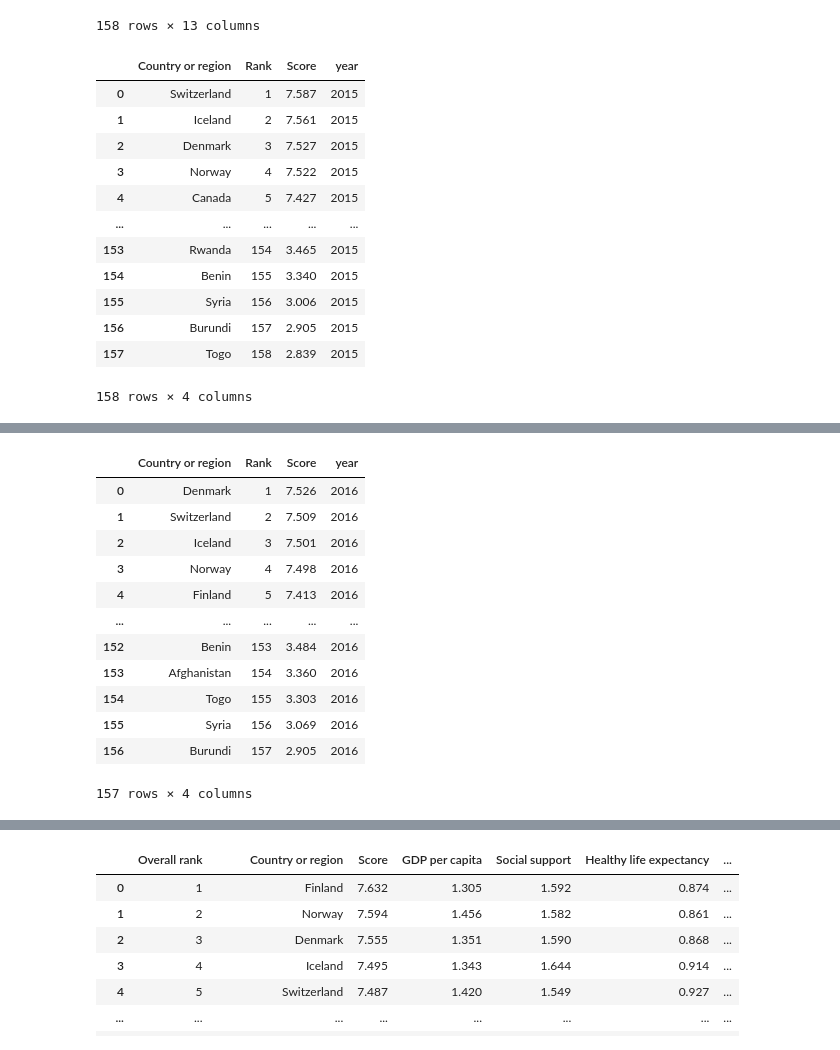
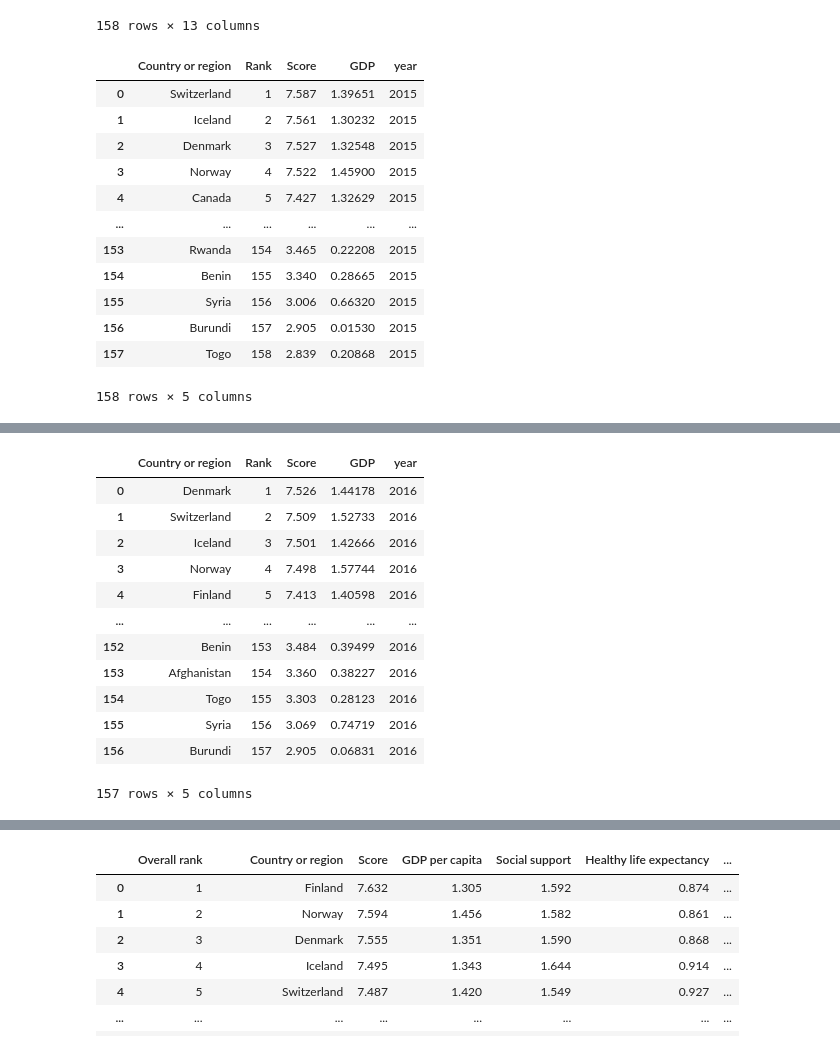
Before and after one commit to littlewhitecatdoge/Worldwide_Happiness_Report-data-visualation, a Jupyter notebook: data/clean.ipynb, the cells around one changed output, grey strips where cells are left out. Saved outputs shown, nothing was run; the diff lists cells and outputs as text; code cells hidden in the pictures.

```diff
--- a/data/clean.ipynb
+++ b/data/clean.ipynb
@@ -19,23 +19,23 @@ df2015
 | 157 | Togo | Sub-Saharan Africa | 158 | 2.839 | 0.06727 | 0.20868 | 0.13995 | ... |
 158 rows × 13 columns
 # %%
-df2015=df2015[["Country","Happiness Rank","Happiness Score","year"]]
-df2015.columns=["Country or region","Rank","Score","year"]
+df2015=df2015[["Country","Happiness Rank","Happiness Score","Economy (GDP per Capita)","year"]]
+df2015.columns=["Country or region","Rank","Score","GDP","year"]
 df2015
 # %% [output]
-|  | Country or region | Rank | Score | year |
-| 0 | Switzerland | 1 | 7.587 | 2015 |
-| 1 | Iceland | 2 | 7.561 | 2015 |
-| 2 | Denmark | 3 | 7.527 | 2015 |
-| 3 | Norway | 4 | 7.522 | 2015 |
-| 4 | Canada | 5 | 7.427 | 2015 |
-| ... | ... | ... | ... | ... |
-| 153 | Rwanda | 154 | 3.465 | 2015 |
-| 154 | Benin | 155 | 3.340 | 2015 |
-| 155 | Syria | 156 | 3.006 | 2015 |
-| 156 | Burundi | 157 | 2.905 | 2015 |
-| 157 | Togo | 158 | 2.839 | 2015 |
+|  | Country or region | Rank | Score | GDP | year |
+| 0 | Switzerland | 1 | 7.587 | 1.39651 | 2015 |
+| 1 | Iceland | 2 | 7.561 | 1.30232 | 2015 |
+| 2 | Denmark | 3 | 7.527 | 1.32548 | 2015 |
+| 3 | Norway | 4 | 7.522 | 1.45900 | 2015 |
+| 4 | Canada | 5 | 7.427 | 1.32629 | 2015 |
+| ... | ... | ... | ... | ... | ... |
+| 153 | Rwanda | 154 | 3.465 | 0.22208 | 2015 |
+| 154 | Benin | 155 | 3.340 | 0.28665 | 2015 |
+| 155 | Syria | 156 | 3.006 | 0.66320 | 2015 |
+| 156 | Burundi | 157 | 2.905 | 0.01530 | 2015 |
+| 157 | Togo | 158 | 2.839 | 0.20868 | 2015 |
-158 rows × 4 columns
+158 rows × 5 columns
 # %%
 df2016=pd.read_csv("2016.csv")
 df2016["year"]=2016
@@ -55,23 +55,23 @@ df2016
 | 156 | Burundi | Sub-Saharan Africa | 157 | 2.905 | 2.732 | 3.078 | ... |
 157 rows × 14 columns
 # %%
-df2016=df2016[["Country","Happiness Rank","Happiness Score","year"]]
-df2016.columns=["Country or region","Rank","Score","year"]
+df2016=df2016[["Country","Happiness Rank","Happiness Score","Economy (GDP per Capita)","year"]]
+df2016.columns=["Country or region","Rank","Score","GDP","year"]
 df2016
 # %% [output]
-|  | Country or region | Rank | Score | year |
-| 0 | Denmark | 1 | 7.526 | 2016 |
-| 1 | Switzerland | 2 | 7.509 | 2016 |
-| 2 | Iceland | 3 | 7.501 | 2016 |
-| 3 | Norway | 4 | 7.498 | 2016 |
-| 4 | Finland | 5 | 7.413 | 2016 |
-| ... | ... | ... | ... | ... |
-| 152 | Benin | 153 | 3.484 | 2016 |
-| 153 | Afghanistan | 154 | 3.360 | 2016 |
-| 154 | Togo | 155 | 3.303 | 2016 |
-| 155 | Syria | 156 | 3.069 | 2016 |
-| 156 | Burundi | 157 | 2.905 | 2016 |
+|  | Country or region | Rank | Score | GDP | year |
+| 0 | Denmark | 1 | 7.526 | 1.44178 | 2016 |
+| 1 | Switzerland | 2 | 7.509 | 1.52733 | 2016 |
+| 2 | Iceland | 3 | 7.501 | 1.42666 | 2016 |
+| 3 | Norway | 4 | 7.498 | 1.57744 | 2016 |
+| 4 | Finland | 5 | 7.413 | 1.40598 | 2016 |
+| ... | ... | ... | ... | ... | ... |
+| 152 | Benin | 153 | 3.484 | 0.39499 | 2016 |
+| 153 | Afghanistan | 154 | 3.360 | 0.38227 | 2016 |
+| 154 | Togo | 155 | 3.303 | 0.28123 | 2016 |
+| 155 | Syria | 156 | 3.069 | 0.74719 | 2016 |
+| 156 | Burundi | 157 | 2.905 | 0.06831 | 2016 |
-157 rows × 4 columns
+157 rows × 5 columns
 # %%
 df2017=pd.read_csv("2017.csv")
 df2017["year"]=2017
```
Also changed, not shown: parts of 9 cells of this notebook, 6 other files.
